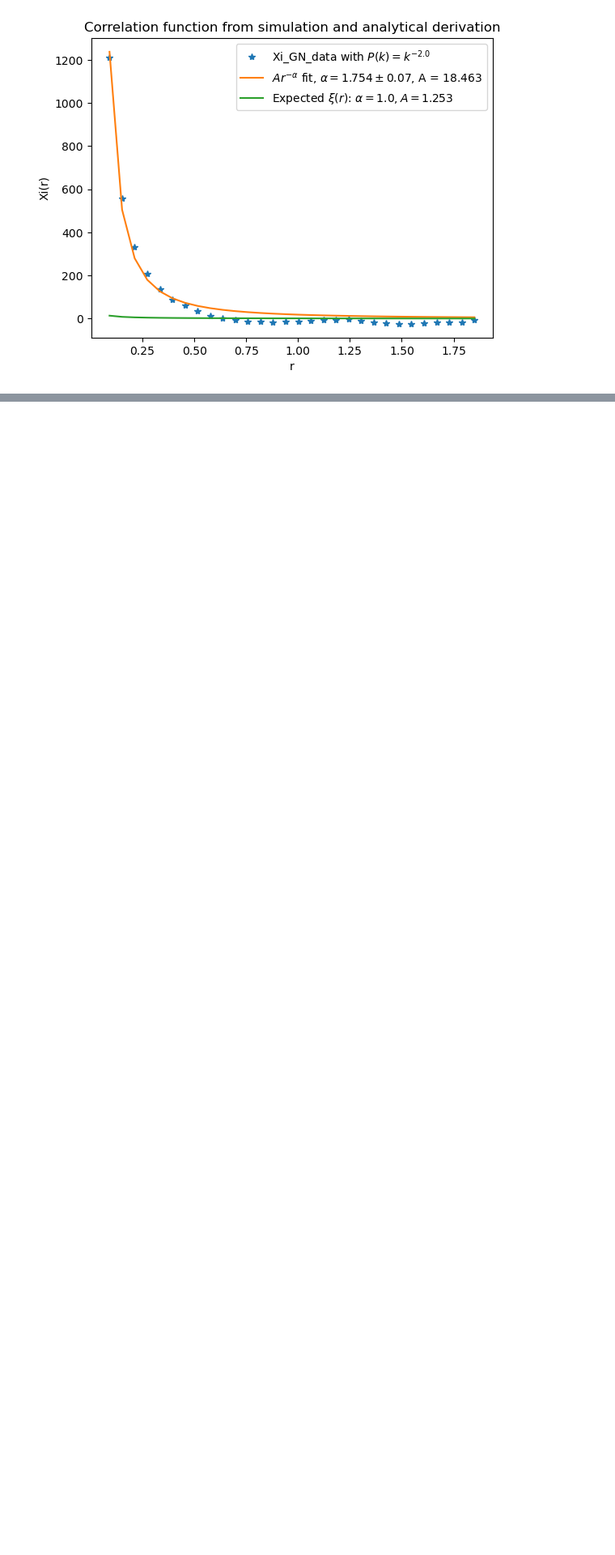
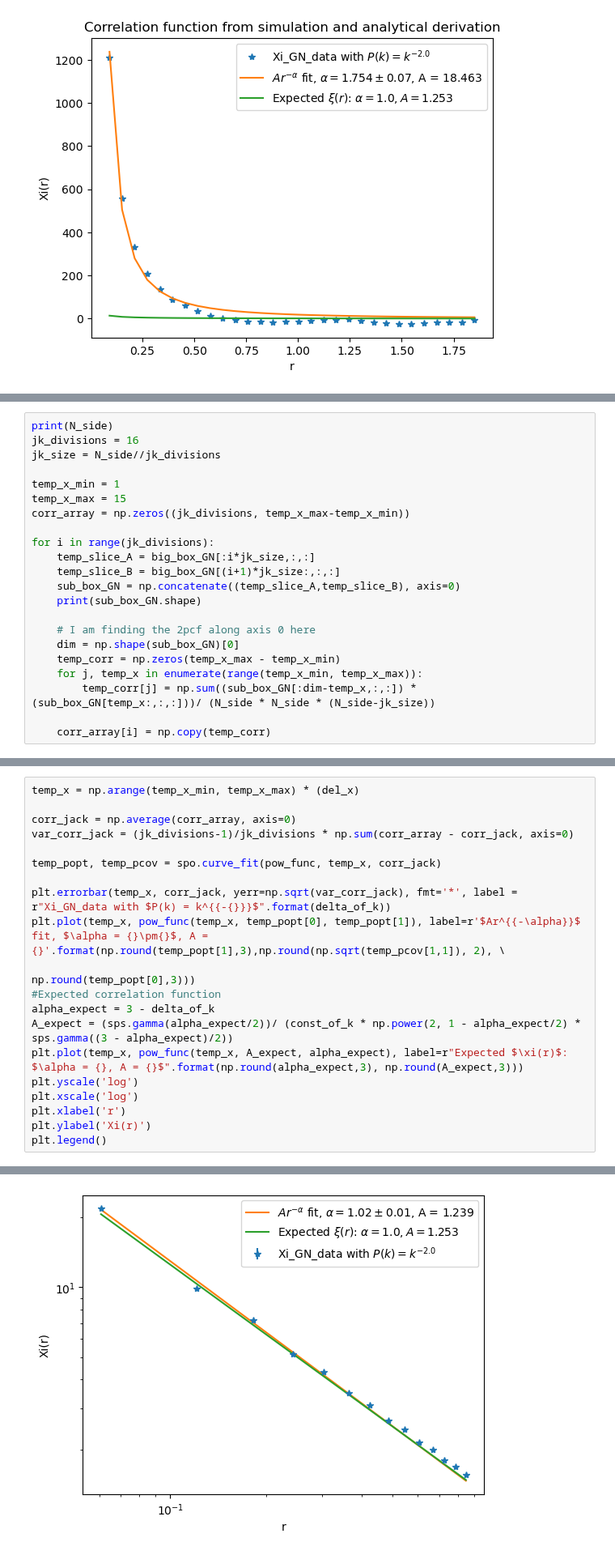
Before and after one commit to VibinRam/DP2, a Jupyter notebook: Codes/Clustering_simulation/GonzNuevoCheck2.0.ipynb, the cells around one changed output, grey strips where cells are left out. Shown at 81% size. Saved outputs shown, nothing was run; the diff lists cells and outputs as text; blank space fills up the shorter version.

```diff
--- a/Codes/Clustering_simulation/GonzNuevoCheck2.0.ipynb
+++ b/Codes/Clustering_simulation/GonzNuevoCheck2.0.ipynb
@@ -449,0 +460,22 @@ k_for_P is :  [ 0.          0.34631392  0.69262783  1.03894175  1.38525566  1.73
+# %%
+print(N_side)
+jk_divisions = 16
+jk_size = N_side//jk_divisions
+
+temp_x_min = 1
+temp_x_max = 15
+corr_array = np.zeros((jk_divisions, temp_x_max-temp_x_min))
+
+for i in range(jk_divisions):
+    temp_slice_A = big_box_GN[:i*jk_size,:,:]
+    temp_slice_B = big_box_GN[(i+1)*jk_size:,:,:]
+    sub_box_GN = np.concatenate((temp_slice_A,temp_slice_B), axis=0)
+    print(sub_box_GN.shape)
+
+    # I am finding the 2pcf along axis 0 here
+    dim = np.shape(sub_box_GN)[0]
+    temp_corr = np.zeros(temp_x_max - temp_x_min)
+    for j, temp_x in enumerate(range(temp_x_min, temp_x_max)):
+        temp_corr[j] = np.sum((sub_box_GN[:dim-temp_x,:,:]) * (sub_box_GN[temp_x:,:,:]))/ (N_side * N_side * (N_side-jk_size))
+
+    corr_array[i] = np.copy(temp_corr)
@@ -449,0 +500,21 @@ k_for_P is :  [ 0.          0.34631392  0.69262783  1.03894175  1.38525566  1.73
+# %%
+temp_x = np.arange(temp_x_min, temp_x_max) * (del_x)
+
+corr_jack = np.average(corr_array, axis=0)
+var_corr_jack = (jk_divisions-1)/jk_divisions * np.sum(corr_array - corr_jack, axis=0)
+
+temp_popt, temp_pcov = spo.curve_fit(pow_func, temp_x, corr_jack)
+
+plt.errorbar(temp_x, corr_jack, yerr=np.sqrt(var_corr_jack), fmt='*', label = r"Xi_GN_data with $P(k) = k^{{-{}}}$".format(delta_of_k))
+plt.plot(temp_x, pow_func(temp_x, temp_popt[0], temp_popt[1]), label=r'$Ar^{{-\alpha}}$ fit, $\alpha = {}\pm{}$, A = {}'.format(np.round(temp_popt[1],3),np.round(np.sqrt(temp_pcov[1,1]), 2), \
+                                                                                                                    np.round(temp_popt[0],3)))
+#Expected correlation function
+alpha_expect = 3 - delta_of_k
+A_expect = (sps.gamma(alpha_expect/2))/ (const_of_k * np.power(2, 1 - alpha_expect/2) * sps.gamma((3 - alpha_expect)/2))
+plt.plot(temp_x, pow_func(temp_x, A_expect, alpha_expect), label=r"Expected $\xi(r)$: $\alpha = {}, A = {}$".format(np.round(alpha_expect,3), np.round(A_expect,3)))
+plt.yscale('log')
+plt.xscale('log')
+plt.xlabel('r')
+plt.ylabel('Xi(r)')
+plt.legend()
+# %% [output]
@@ -449,0 +522 @@ k_for_P is :  [ 0.          0.34631392  0.69262783  1.03894175  1.38525566  1.73
+[figure, added]
```
Also changed, not shown: parts of 11 cells of this notebook.
